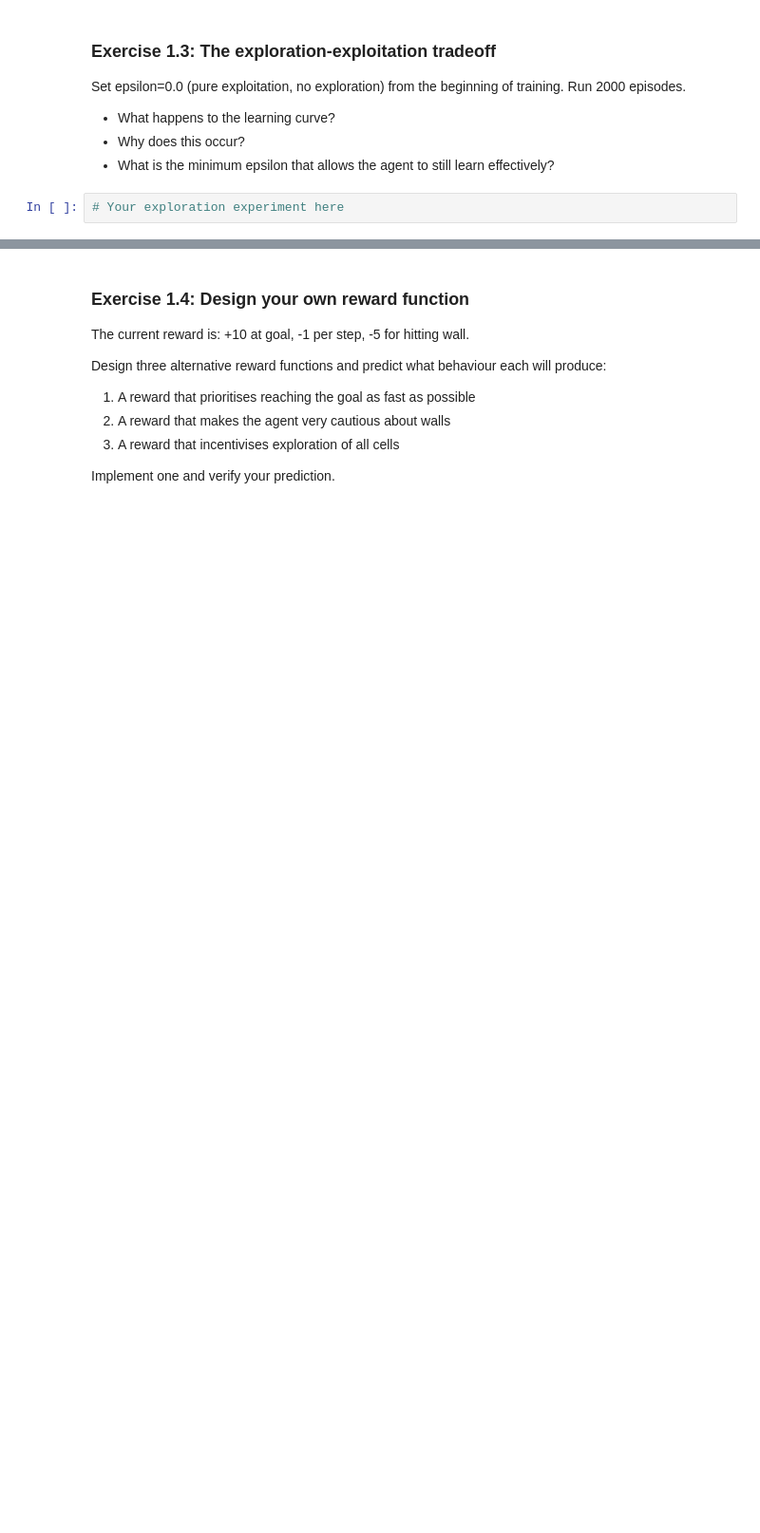
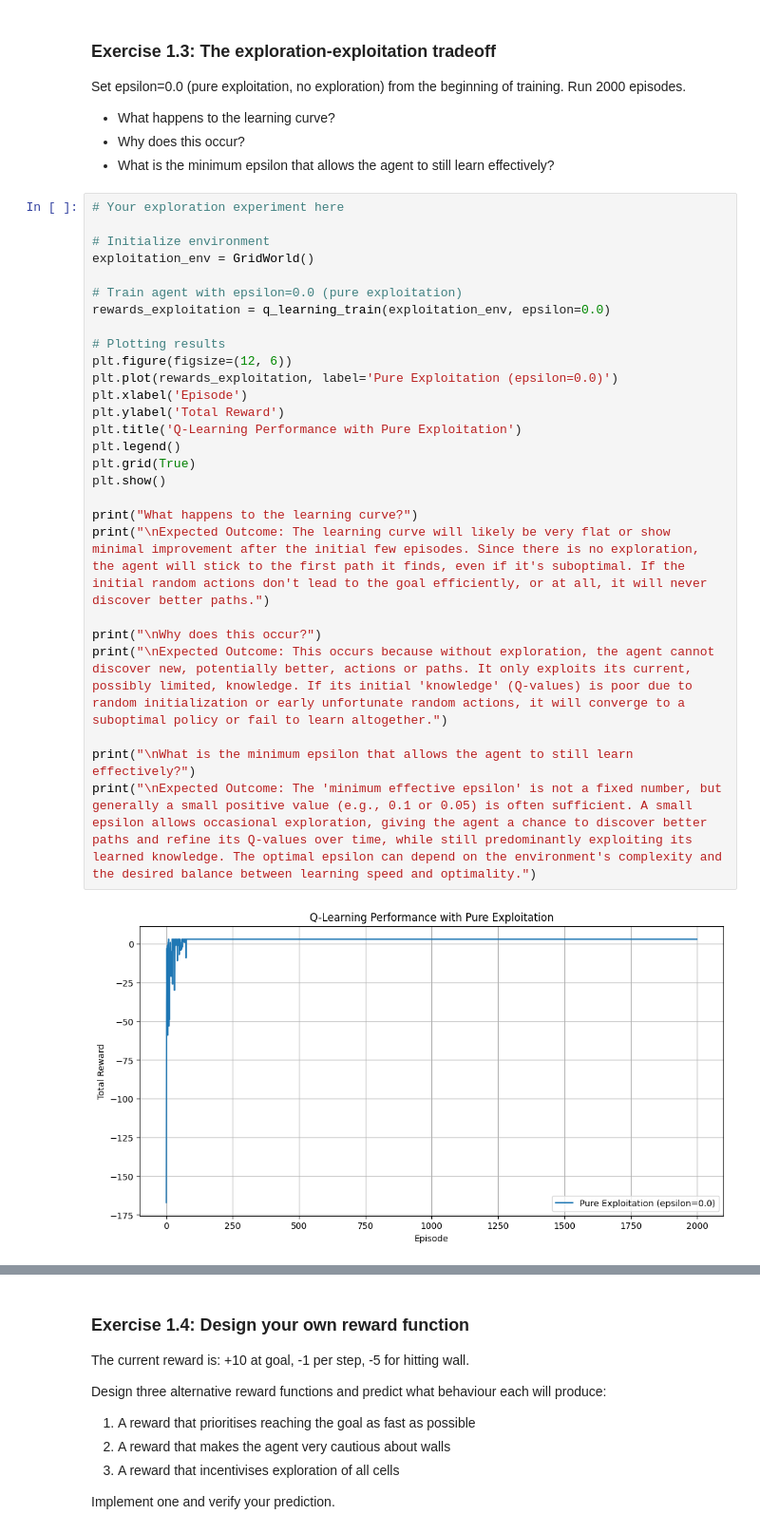
Before and after one commit to llmzaman/rl-for-data-scientists, a Jupyter notebook: notebooks/chapter_01_what_is_rl/01_exercises.ipynb, the cells around one changed output, grey strips where cells are left out. Shown at 95% size. Drawn from its saved outputs; the diff is of its cells as text; blank space fills up the shorter version.

```diff
--- a/notebooks/chapter_01_what_is_rl/01_exercises.ipynb
+++ b/notebooks/chapter_01_what_is_rl/01_exercises.ipynb
@@ -43,5 +240,32 @@ Set epsilon=0.0 (pure exploitation, no exploration) from the beginning of traini
 - What happens to the learning curve?
 - Why does this occur?
 - What is the minimum epsilon that allows the agent to still learn effectively?
-# %%
-# Your exploration experiment here
+# %%
+# Your exploration experiment here
+
+# Initialize environment
+exploitation_env = GridWorld()
+
+# Train agent with epsilon=0.0 (pure exploitation)
+rewards_exploitation = q_learning_train(exploitation_env, epsilon=0.0)
+
+# Plotting results
+plt.figure(figsize=(12, 6))
+plt.plot(rewards_exploitation, label='Pure Exploitation (epsilon=0.0)')
+plt.xlabel('Episode')
+plt.ylabel('Total Reward')
+plt.title('Q-Learning Performance with Pure Exploitation')
+plt.legend()
+plt.grid(True)
+plt.show()
+
+print("What happens to the learning curve?")
+print("\nExpected Outcome: The learning curve will likely be very flat or show minimal improvement after the initial few episodes. Since there is no exploration, the agent will stick to the first path it finds, even if it's suboptimal. If the initial random actions don't lead to the goal efficiently, or at all, it will never discover better paths.")
+
+print("\nWhy does this occur?")
+print("\nExpected Outcome: This occurs because without exploration, the agent cannot discover new, potentially better, actions or paths. It only exploits its current, possibly limited, knowledge. If its initial 'knowledge' (Q-values) is poor due to random initialization or early unfortunate random actions, it will converge to a suboptimal policy or fail to learn altogether.")
+
+print("\nWhat is the minimum epsilon that allows the agent to still learn effectively?")
+print("\nExpected Outcome: The 'minimum effective epsilon' is not a fixed number, but generally a small positive value (e.g., 0.1 or 0.05) is often sufficient. A small epsilon allows occasional exploration, giving the agent a chance to discover better paths and refine its Q-values over time, while still predominantly exploiting its learned knowledge. The optimal epsilon can depend on the environment's complexity and the desired balance between learning speed and optimality.")
+# %% [output]
+[figure, added]
```
Also changed, not shown: parts of 21 cells of this notebook, 52 other files.
